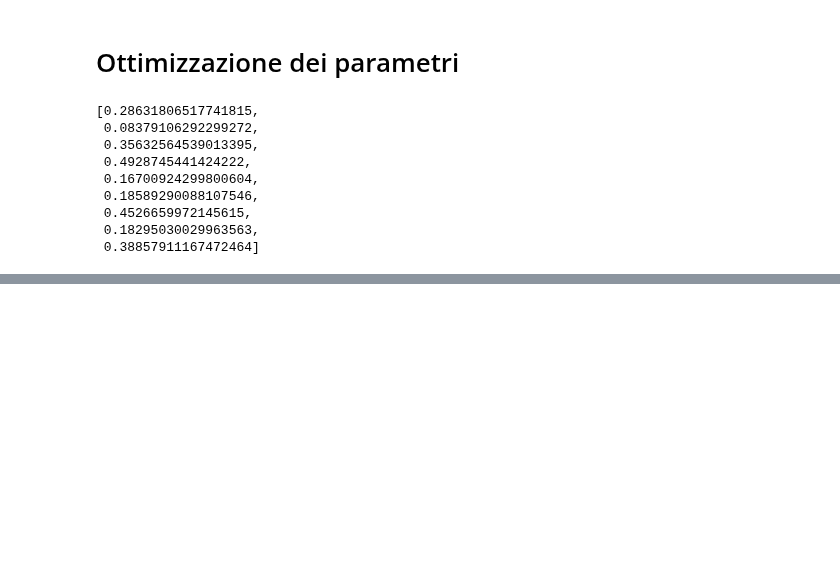
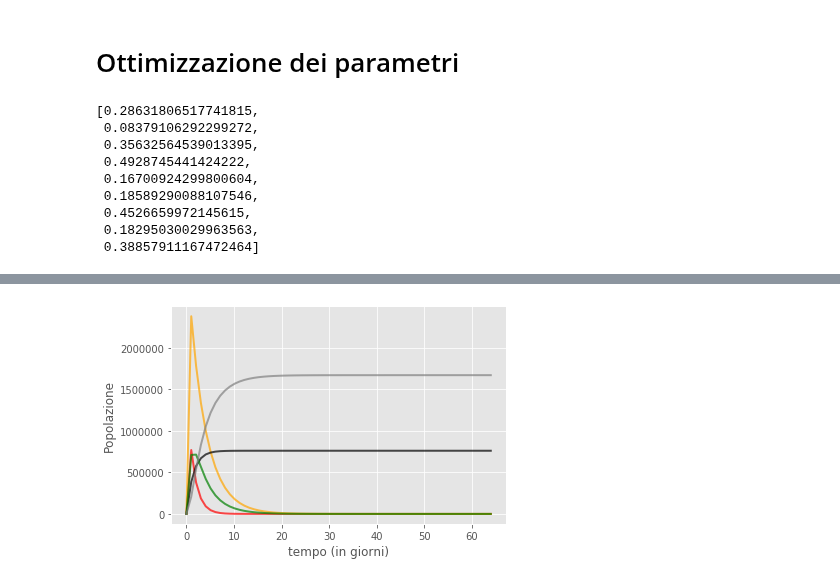
Before and after one commit to LorenzoMauri/ODE-and-GA-algorithms-covid19-applications, a Jupyter notebook: Editing.ipynb, the cells around one changed output, grey strips where cells are left out. Saved outputs shown, nothing was run; the diff lists cells and outputs as text; code cells hidden in the pictures; blank space fills up the shorter version.

```diff
--- a/Editing.ipynb
+++ b/Editing.ipynb
@@ -25,14 +25,19 @@ def initializeParameters(minimo,massimo,n=9):
 
 def deriv(y,t,k1,k2,k3,k4,k5,k6,k7,k8,k9):
     '''set di equazioni differenziali'''
-    Sani,Infetti,Asintomatici,Morti,Guariti,Immuni = y
+    Sani            =   y[0]
+    Infetti         =   y[1]
+    Asintomatici    =   y[2]
+    Morti           =   y[3]
+    Guariti         =   y[4]
+    Immuni          =   y[5]
     dSanidt =  -k1*Sani*Infetti -k2*Sani*Infetti-k3*Sani*Asintomatici- k4*Sani*Asintomatici
     dInfettidt = k1*Sani*Infetti+k4*Sani-k6*Infetti-k7*Infetti
     dAsintomaticidt =k2*Sani*Infetti+k3*Sani*Asintomatici-k5*Asintomatici
     dMortidt=k6*Infetti
     dGuaritidt = k5*Asintomatici+k7*Infetti-k8*Guariti-k9*Guariti
     dImmunidt = k9*Guariti
-    return dSanidt,dInfettidt,dAsintomaticidt,dMortidt,dGuaritidt,dImmunidt
+    return [dSanidt,dInfettidt,dAsintomaticidt,dMortidt,dGuaritidt,dImmunidt]
 
 def perturbazione(ls):
     sup = 0.2
@@ -44,7 +49,7 @@ def perturbazione(ls):
     return(ls)
 
 def diffusione(parameters,Sani = 6036000, Infetti=221,Guariti=1, Morti= 7,Immuni = 8,Asintomatici=10,orizzonte_temporale_in_gg=data.shape[0]):
-        y0 =  [Sani,Infetti,Morti,Guariti,Immuni,Asintomatici]
+        y0 =  [Sani,Infetti,Asintomatici,Morti,Guariti,Immuni]
         t = np.linspace(0,orizzonte_temporale_in_gg,orizzonte_temporale_in_gg)
         ret = odeint(deriv, y0, t,args=parameters)
         return(ret)
@@ -111,0 +119,5 @@ ils()
+# %%
+t = np.linspace(0,64,64)
+# %%
+parametri_ottimi = ils(iterazioni=20)
+parametri_ottimi
@@ -111,0 +134,13 @@ ils()
+# %%
+ret=diffusione(tuple(parametri_ottimi))
+#plt.plot(t, ret[:,0], 'b--', alpha=0.7 ,lw=2, label='Sani')
+plt.plot(t, ret[:,1], 'r', alpha=0.7 ,lw=2, label='Infetti')
+plt.plot(t, ret[:,2], 'orange', alpha=0.7 ,lw=2, label='Asintomatici')
+plt.plot(t, ret[:,3], 'k', alpha=0.7 ,lw=2, label='Morti')
+plt.plot(t, ret[:,4], 'g', alpha=0.7 ,lw=2, label='Guariti')
+plt.plot(t, ret[:,5], 'grey', alpha=0.7 ,lw=2, label='Immuni')
+plt.xlabel('tempo (in giorni)')
+plt.ylabel('Popolazione')
+plt.show()
+# %% [output]
+[figure, added]
```
Also changed, not shown: parts of 4 cells of this notebook.
